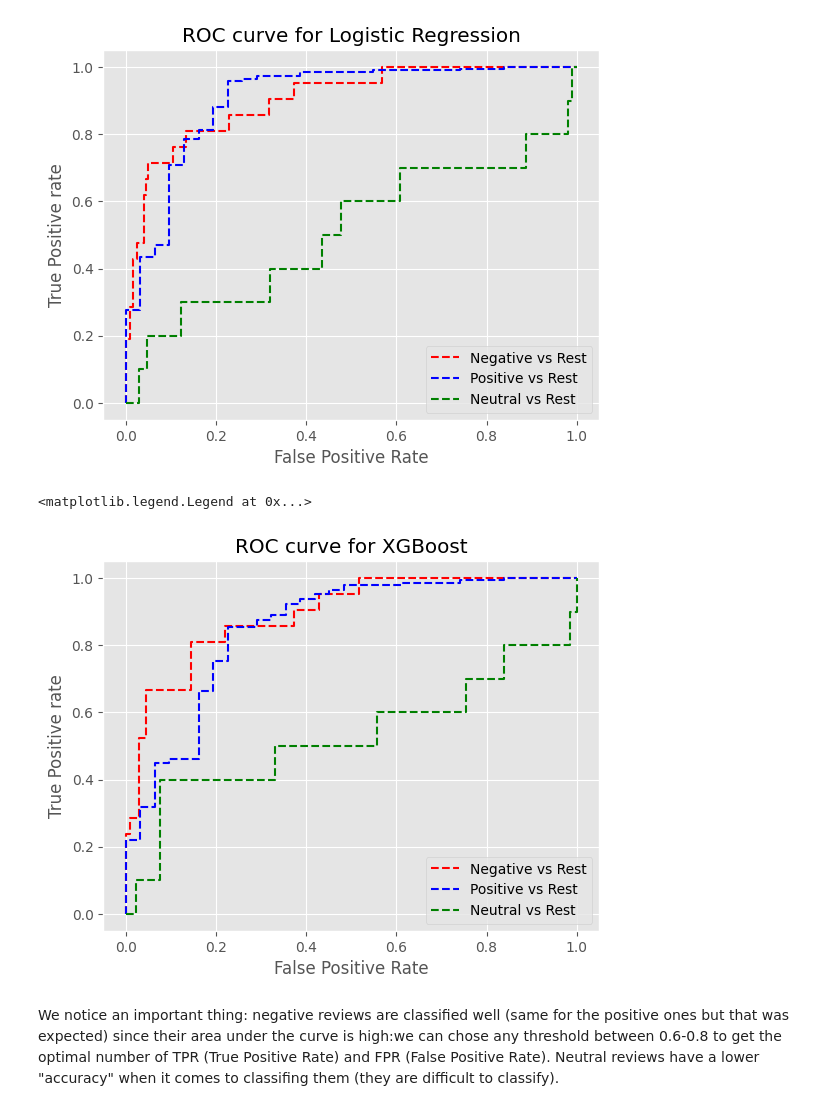
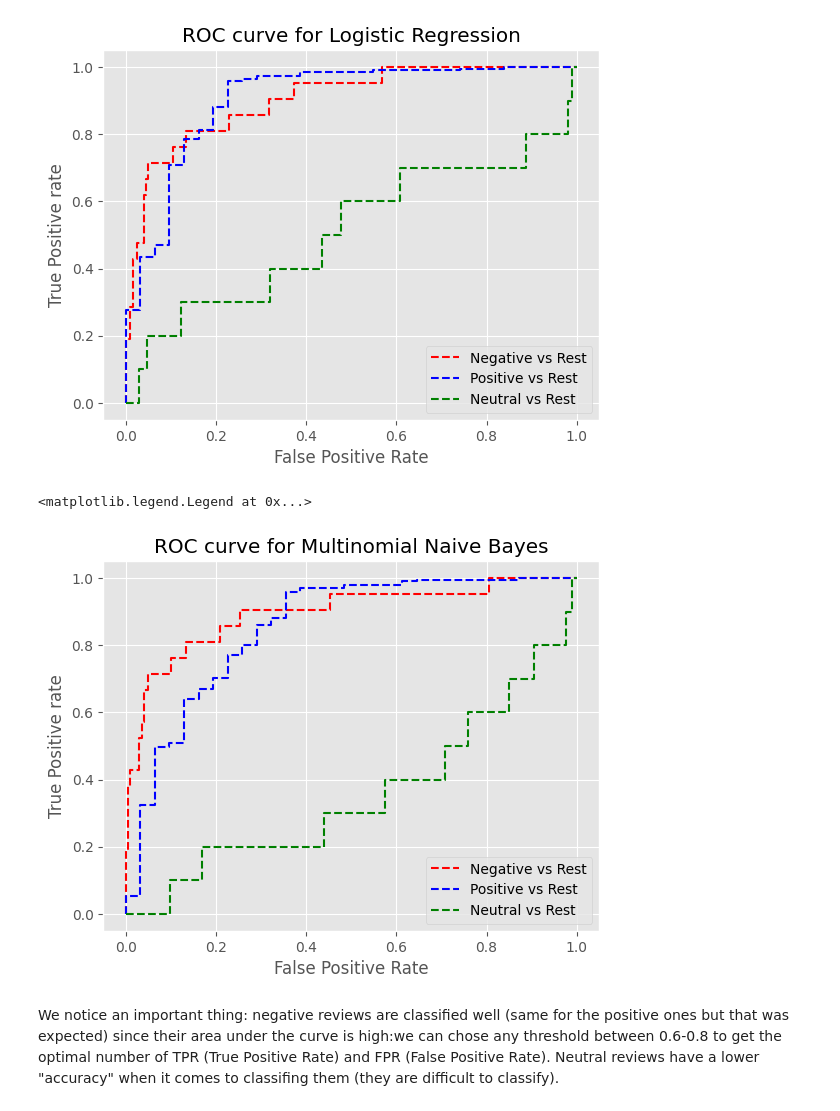
Before and after one commit to DavidAlexanderMoe/Sentiment-Analysis-and-Web-Scraping, a Jupyter notebook: Scripts/Analysis/4. Model Selection and Evaluation.ipynb, the cells around one changed output. Cells and saved outputs as stored; diff of their text form; code cells hidden in the pictures.

Commit message:
Models

```diff
--- a/Scripts/Analysis/4. Model Selection and Evaluation.ipynb
+++ b/Scripts/Analysis/4. Model Selection and Evaluation.ipynb
@@ -406,0 +441,15 @@ Our LR is better than the XGBoost.
+# %%
+mean_acc = np.zeros(20)
+for i in range(1,21):
+    # train model with different k and predict
+    knn = KNeighborsClassifier(n_neighbors = i).fit(X_train,y_train)
+    yhat= knn.predict(X_test)
+    mean_acc[i-1] = accuracy_score(y_test, yhat)
+loc = np.arange(1,21,step=1.0)
+plt.figure(figsize = (10, 6))
+plt.plot(range(1,21), mean_acc)
+plt.xticks(loc)
+plt.xlabel('Number of Neighbors ')
+plt.ylabel('Accuracy')
+plt.title('KNN: Accuracy vs k')
+plt.show()
@@ -406,0 +458,6 @@ Our LR is better than the XGBoost.
+# %%
+KNN = KNeighborsClassifier(n_neighbors=1)
+KNN.fit(X_train, y_train)
+y_pred = KNN.predict(X_test)
+print(f'Base KNN (k=1) accuracy on test set is: {accuracy_score(y_test, y_pred)}')
+print(f'Base KNN (k=1) F1 score on test set is: {f1_score(y_test, y_pred, average="weighted")}')
@@ -407,3 +488,5 @@ Our LR is better than the XGBoost.
+# %%
+best_KNN = KNN
 # %% [markdown]
 ### Results
 # %% [markdown]
@@ -412,9 +495,11 @@ Our LR is better than the XGBoost.
 tuned_crossval_dict = {0: 'Logistic Regression',
                        1: 'SVC',
                        2: 'Random Forest',
-                       3: 'XGBoost'}
-tuned_crossval_models=[best_LR, best_SVC, best_RF, best_XGB]
-crossval_models = [LR, SV, RF, XGB]
+                       3: 'XGBoost',
+                       4: 'KNN',
+                       5: 'MultinomialNB'}
+tuned_crossval_models=[best_LR, best_SVC, best_RF, best_XGB, best_KNN, best_MNB]
+crossval_models = [LR, SV, RF, XGB, KNN, MNB]
 # %%
 print('---------BASE MODELS RESULTS ON VALIDATION SET---------')
 results = []
@@ -562,32 +653,32 @@ plt.legend(loc='best')
 <matplotlib.legend.Legend at 0x...>
 [figure]
 # %%
-clf = OneVsRestClassifier(best_XGB)
+clf = OneVsRestClassifier(best_MNB)
 clf.fit(X_train, y_train)
 pred = clf.predict(X_test)
 pred_prob = clf.predict_proba(X_test)
 
 # roc curve for classes
 fpr = {}
 tpr = {}
 thresh ={}
 
 n_class = 3
 
 for i in range(n_class):
     fpr[i], tpr[i], thresh[i] = roc_curve(y_test, pred_prob[:,i], pos_label=i)
 
 # plotting
 plt.plot(fpr[0], tpr[0], linestyle='--',color='red', label='Negative vs Rest')
 plt.plot(fpr[2], tpr[2], linestyle='--',color='blue', label='Positive vs Rest')
 plt.plot(fpr[1], tpr[1], linestyle='--',color='green', label='Neutral vs Rest')
-plt.title('ROC curve for XGBoost')
+plt.title('ROC curve for Multinomial Naive Bayes')
 plt.xlabel('False Positive Rate')
 plt.ylabel('True Positive rate')
 plt.legend(loc='best')
 # %% [output]
 <matplotlib.legend.Legend at 0x...>
-[figure, old version]
+[figure, new version]
 # %% [markdown]
 We notice an important thing: negative reviews are classified well (same for the positive ones but that was expected) since their area under the curve is high:we can chose any threshold between 0.6-0.8 to get the optimal number of TPR (True Positive Rate) and FPR (False Positive Rate). Neutral reviews have a lower "accuracy" when it comes to classifing them (they are difficult to classify).
 # %% [markdown]
```
Also changed, not shown: parts of 23 cells of this notebook.
